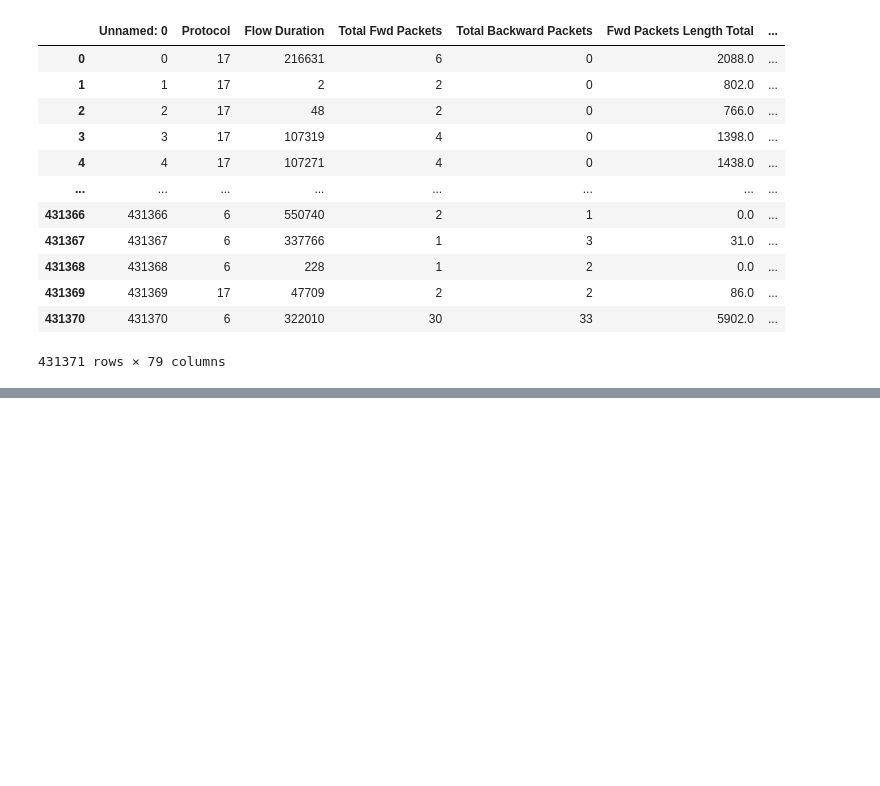
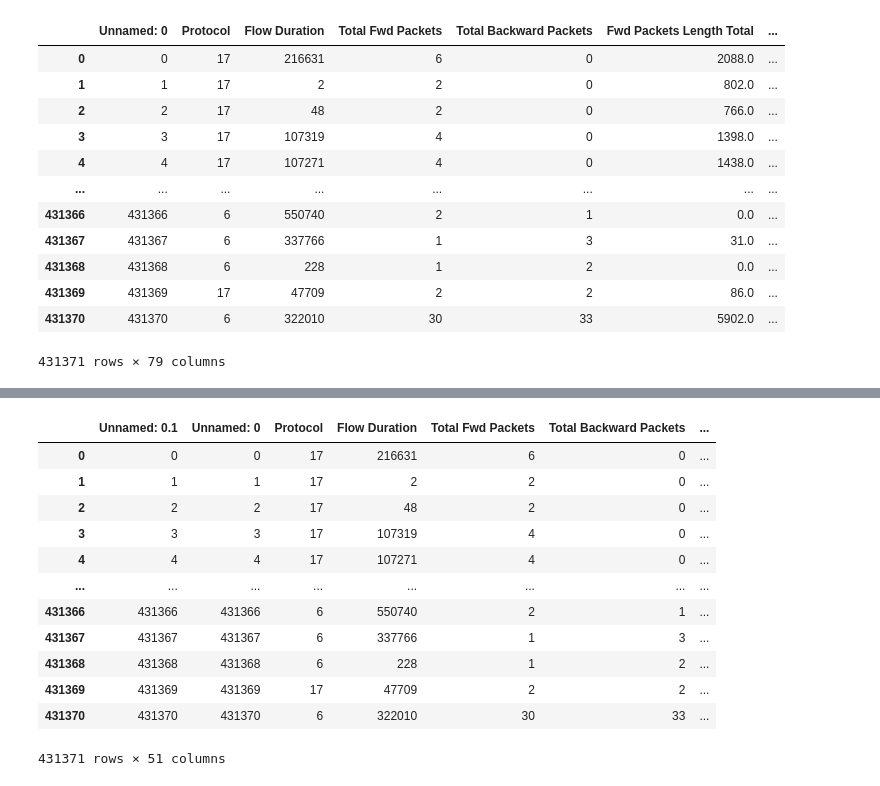
Before and after one commit to kaushik2103/Federated-Learning-for-DDOS-Attack, a Jupyter notebook: client_one/pre-processing.ipynb, the cells around one changed output, grey strips where cells are left out. Drawn from its saved outputs; the diff is of its cells as text; code cells hidden in the pictures; blank space fills up the shorter version.

Commit message:
Little changes in pre-processing of dataset to increase the accuracy

```diff
--- a/client_one/pre-processing.ipynb
+++ b/client_one/pre-processing.ipynb
@@ -121,0 +169,17 @@ processed_df
+# %%
+final_processed_df = pd.read_csv('D:/AIT-ME-DS/Sem_3/In-House-Research-I-Project/Federated-Learning-for-DDOS-Attack/client_one/processed-dataset/client-1-processed_dataset.csv')
+final_processed_df
+# %% [output]
+|  | Unnamed: 0.1 | Unnamed: 0 | Protocol | Flow Duration | Total Fwd Packets | Total Backward Packets | ... |
+| 0 | 0 | 0 | 17 | 216631 | 6 | 0 | ... |
+| 1 | 1 | 1 | 17 | 2 | 2 | 0 | ... |
+| 2 | 2 | 2 | 17 | 48 | 2 | 0 | ... |
+| 3 | 3 | 3 | 17 | 107319 | 4 | 0 | ... |
+| 4 | 4 | 4 | 17 | 107271 | 4 | 0 | ... |
+| ... | ... | ... | ... | ... | ... | ... | ... |
+| 431366 | 431366 | 431366 | 6 | 550740 | 2 | 1 | ... |
+| 431367 | 431367 | 431367 | 6 | 337766 | 1 | 3 | ... |
+| 431368 | 431368 | 431368 | 6 | 228 | 1 | 2 | ... |
+| 431369 | 431369 | 431369 | 17 | 47709 | 2 | 2 | ... |
+| 431370 | 431370 | 431370 | 6 | 322010 | 30 | 33 | ... |
+431371 rows × 51 columns
```
Also changed, not shown: parts of 9 cells of this notebook, 5 other files.
